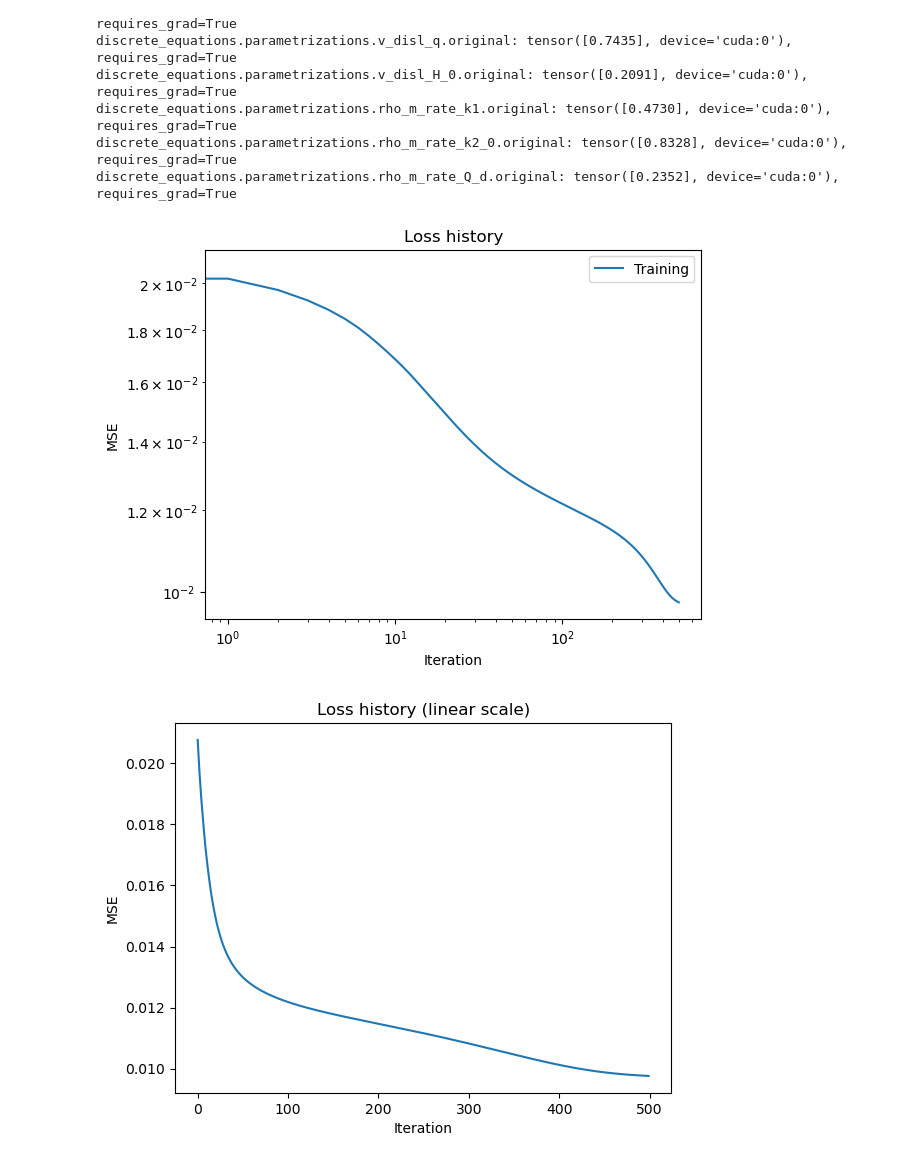
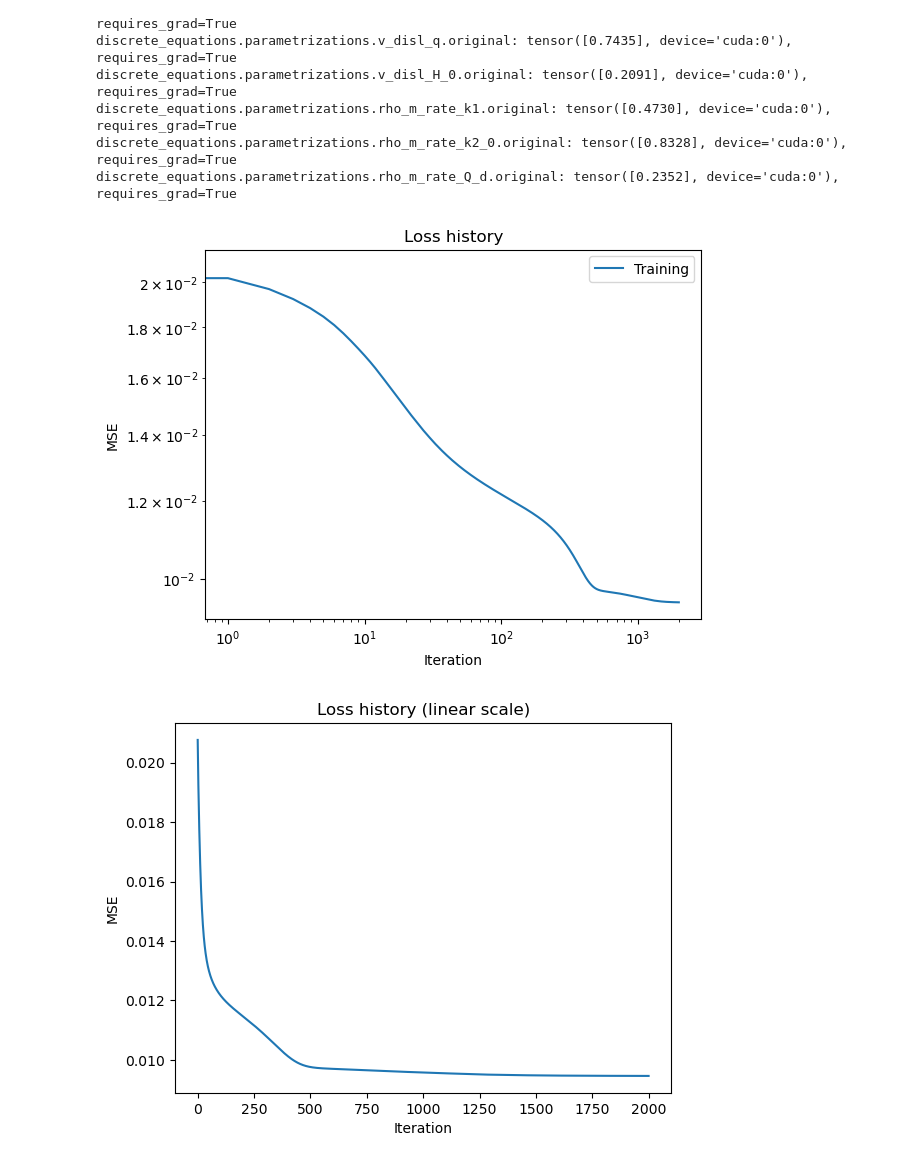
Before and after one commit to ColinMG2/neml2, a Jupyter notebook: cmg_projects/eurofer97_deterministic.ipynb, the cells around one changed output. Cells and saved outputs as stored; diff of their text form; code cells hidden in the pictures.

```diff
--- a/cmg_projects/eurofer97_deterministic.ipynb
+++ b/cmg_projects/eurofer97_deterministic.ipynb
@@ -950,7 +950,7 @@ discrete_equations.parametrizations.rho_m_rate_k1.original: tensor([0.4730], dev
 discrete_equations.parametrizations.rho_m_rate_k2_0.original: tensor([0.8328], device='cuda:0'), requires_grad=True
 discrete_equations.parametrizations.rho_m_rate_Q_d.original: tensor([0.2352], device='cuda:0'), requires_grad=True
 # %%
-niter = 500
+niter = 2000
 
 optimizer = torch.optim.Adam(model.parameters(), lr=1e-3)
 loss_fn = torch.nn.MSELoss(reduction="mean")
@@ -967,35 +967,35 @@ for i in titer:
     res = model(time, temperature, loading)
     peak_stress = exp_stress_data[-1, :, 0:1].detach()
     res_norm = res / (peak_stress + 1e-8)
     exp_norm = exp_stress_data[..., 0:1] / (peak_stress + 1e-8)
     loss = loss_fn(res_norm, exp_norm)
 
     if not torch.isfinite(loss):
         titer.set_description(f"Loss: SKIP BAD SOLVE at iter: {i}")
         continue
 
     loss.backward()
     loss_history.append(loss.detach().clone().cpu())
     titer.set_description("Loss: %3.2e" % loss_history[-1])
     optimizer.step()
 
 # --- Plots ---
 plt.figure()
 plt.loglog(loss_history, label="Training")
 plt.xlabel("Iteration")
 plt.ylabel("MSE")
 plt.legend()
 plt.title("Loss history")
 
 plt.figure()
 plt.plot(loss_history, label="Training")
 plt.xlabel("Iteration")
 plt.ylabel("MSE")
 plt.title("Loss history (linear scale)")
 plt.show()
 # %% [output]
-[figure, old version]
+[figure, new version]
-[figure, old version]
+[figure, new version]
 # %%
 plt.figure(figsize=(12, 8))
 for i, (T, rate) in enumerate(batch_conditions):
```
Also changed, not shown: parts of 3 cells of this notebook.
